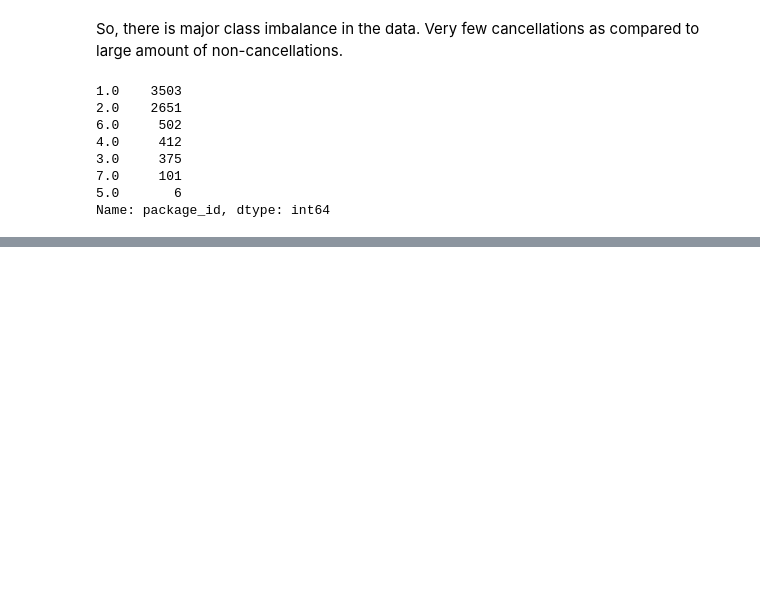
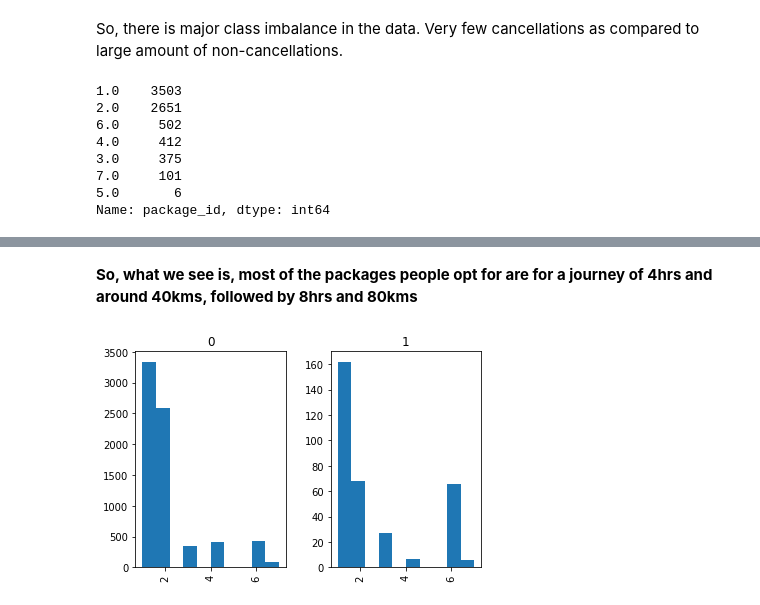
Before and after one commit to debisree/Springboard-Data-Science-Career-Track, a Jupyter notebook: predicting-cab-booking-cancellations.ipynb, the cells around one changed output, grey strips where cells are left out. Saved outputs shown, nothing was run; the diff lists cells and outputs as text; code cells hidden in the pictures; blank space fills up the shorter version.

```diff
--- a/predicting-cab-booking-cancellations.ipynb
+++ b/predicting-cab-booking-cancellations.ipynb
@@ -116,0 +128,7 @@ Name: package_id, dtype: int64
+# %% [markdown]
+**So, what we see is, most of the packages people opt for are for a journey of 4hrs and around 40kms, followed by 8hrs and 80kms**
+# %%
+# Let's see if the package type can affect the car cancellations
+df.hist(column='package_id', by='Car_Cancellation');
+# %% [output]
+[figure, added]
```
Also changed, not shown: parts of 14 cells of this notebook.
